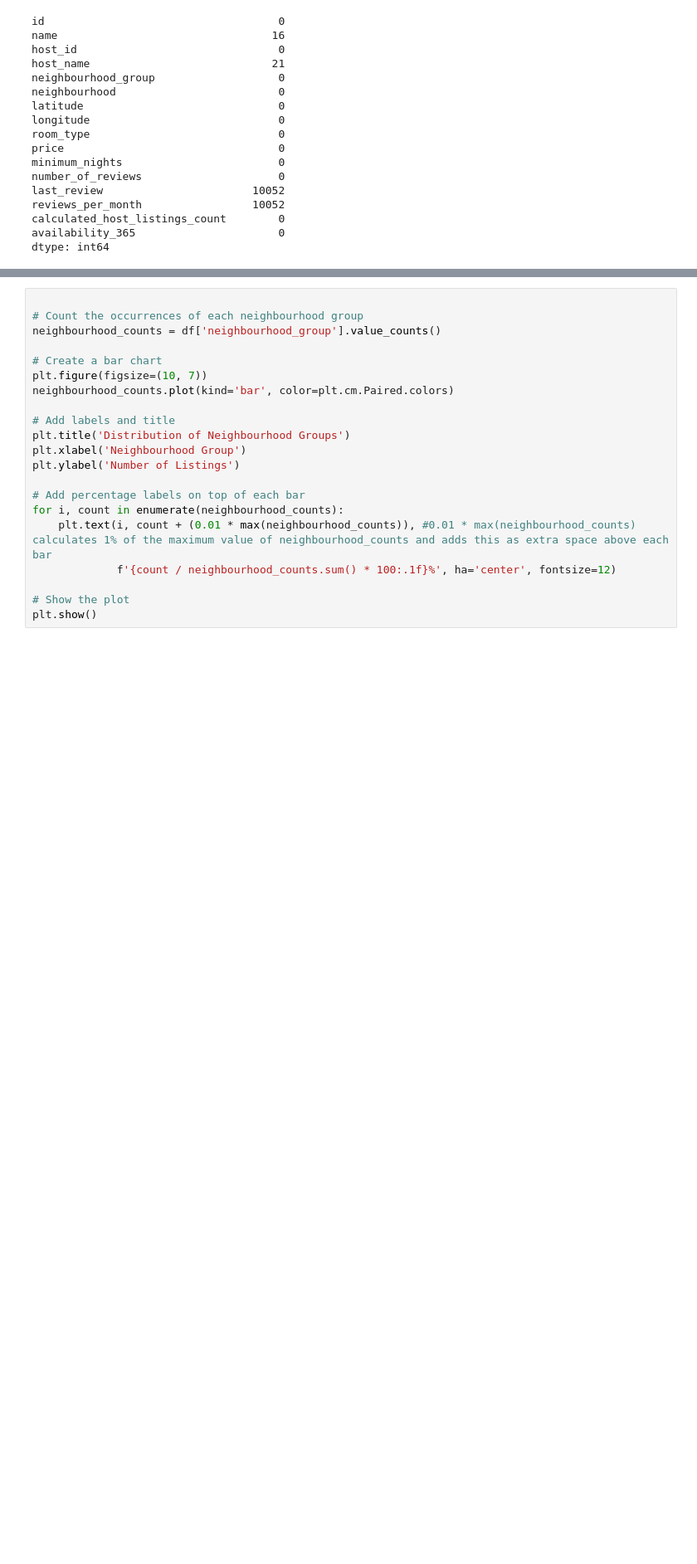
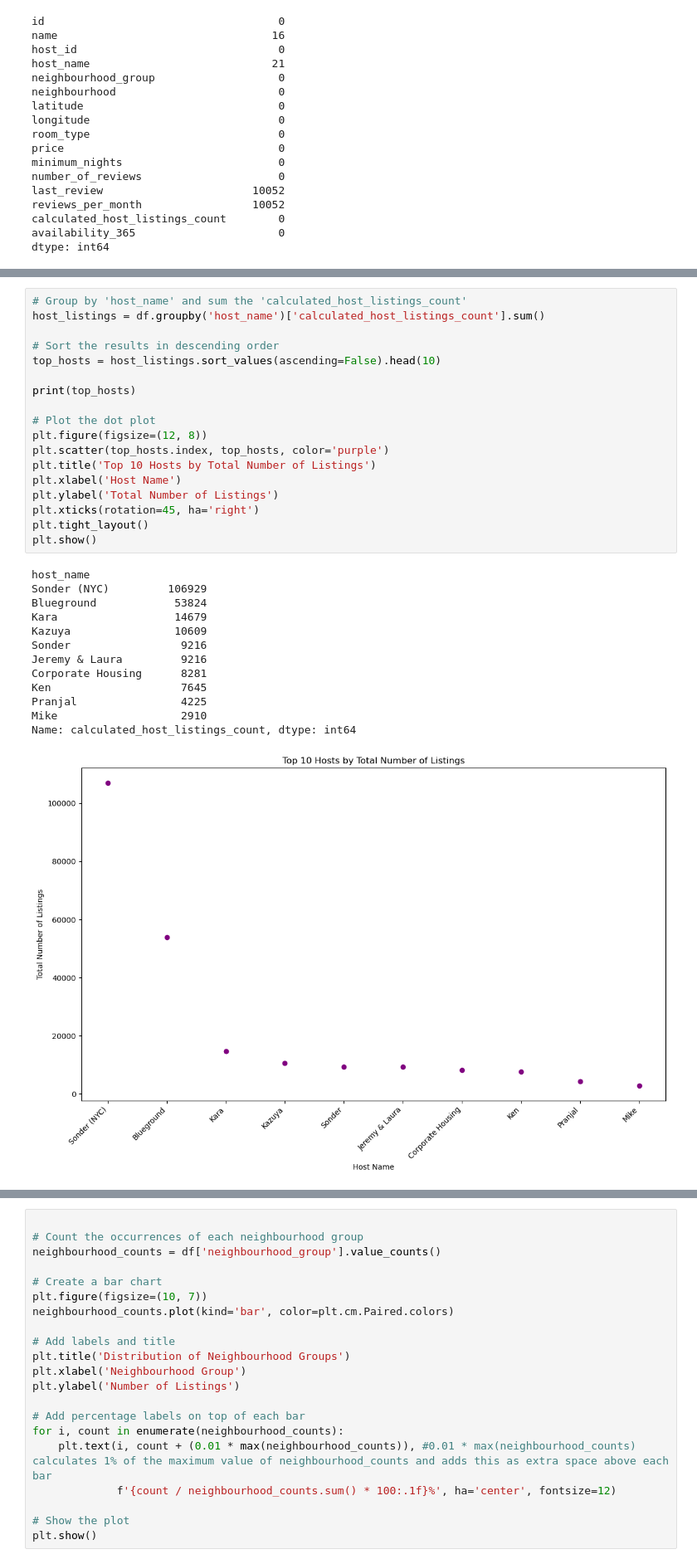
Before and after one commit to Anurag-1A/DA-DS, a Jupyter notebook: Exploratory_Data_Analysis_(Airbnb_Dataset).ipynb, the cells around one changed output, grey strips where cells are left out. Shown at 83% size. Drawn from its saved outputs; the diff is of its cells as text; blank space fills up the shorter version.

```diff
--- a/Exploratory_Data_Analysis_(Airbnb_Dataset).ipynb
+++ b/Exploratory_Data_Analysis_(Airbnb_Dataset).ipynb
@@ -98,3 +202,35 @@ df.head()
 | 2 | 3647 | THE VILLAGE OF HARLEM....NEW YORK ! | 4632 | Elisabeth | Manhattan | Harlem | 40.80902 | -73.94190 | ... |
 | 3 | 3831 | Cozy Entire Floor of Brownstone | 4869 | LisaRoxanne | Brooklyn | Clinton Hill | 40.68514 | -73.95976 | ... |
 | 4 | 5022 | Entire Apt: Spacious Studio/Loft ... | 7192 | Laura | Manhattan | East Harlem | 40.79851 | -73.94399 | ... |
+# %%
+# Group by 'host_name' and sum the 'calculated_host_listings_count'
+host_listings = df.groupby('host_name')['calculated_host_listings_count'].sum()
+
+# Sort the results in descending order
+top_hosts = host_listings.sort_values(ascending=False).head(10)
+
+print(top_hosts)
+
+# Plot the dot plot
+plt.figure(figsize=(12, 8))
+plt.scatter(top_hosts.index, top_hosts, color='purple')
+plt.title('Top 10 Hosts by Total Number of Listings')
+plt.xlabel('Host Name')
+plt.ylabel('Total Number of Listings')
+plt.xticks(rotation=45, ha='right')
+plt.tight_layout()
+plt.show()
+# %% [output]
+host_name
+Sonder (NYC)         106929
+Blueground            53824
+Kara                  14679
+Kazuya                10609
+Sonder                 9216
+Jeremy & Laura         9216
+Corporate Housing      8281
+Ken                    7645
+Pranjal                4225
+Mike                   2910
+Name: calculated_host_listings_count, dtype: int64
+[figure, added]
```
Also changed, not shown: parts of 27 cells of this notebook.
